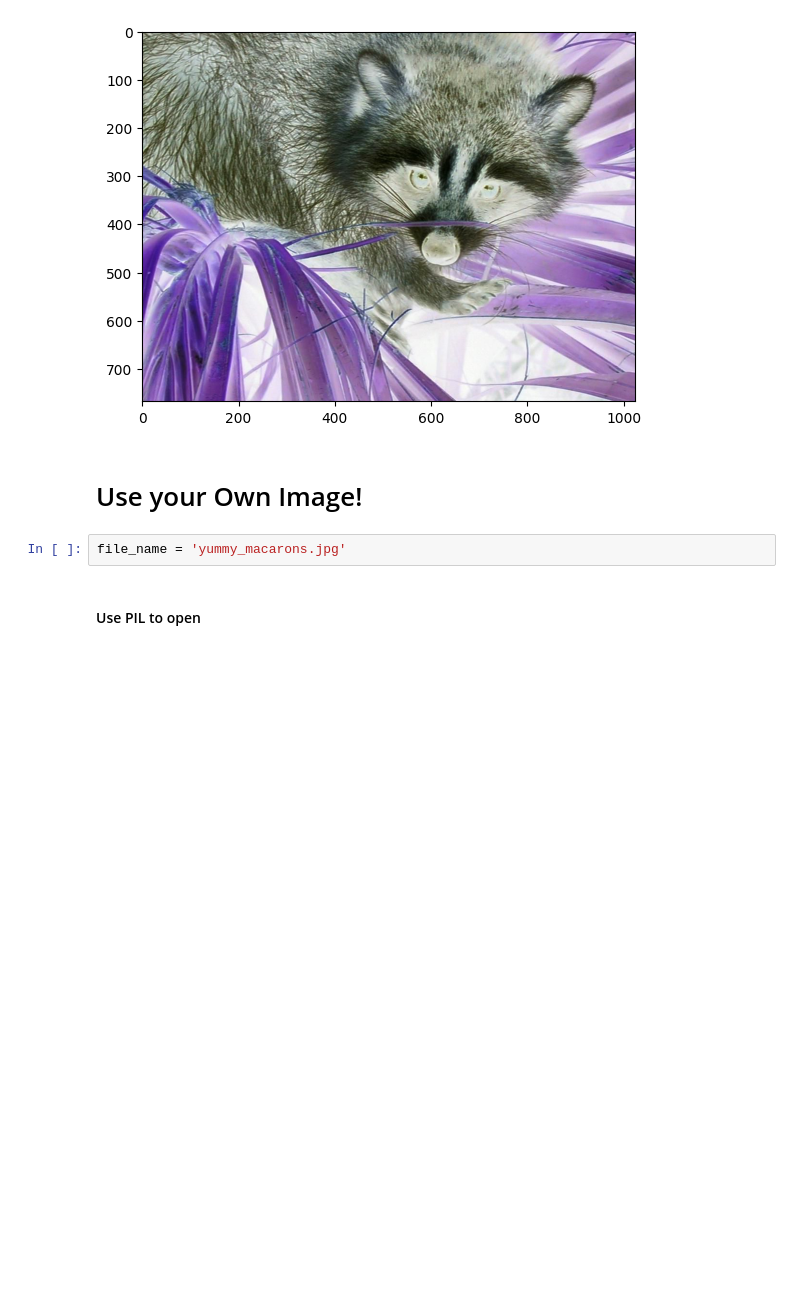
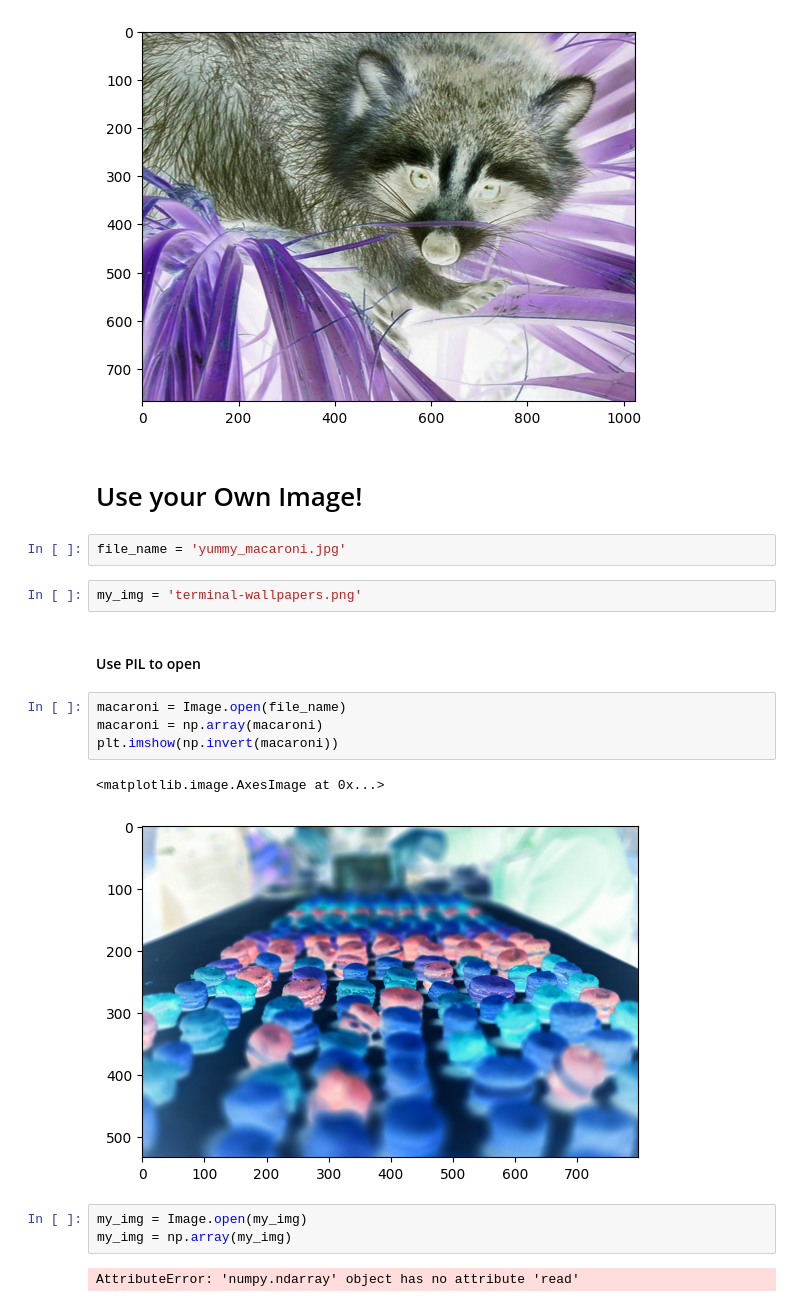
Before and after one commit to Xor01/NumPy-ImageManipulation, a Jupyter notebook: Computation_with_NumPy_and_N_Dimensional_Arrays.ipynb, the cells around one changed output. Drawn from its saved outputs; the diff is of its cells as text; blank space fills up the shorter version.

Commit message:
add external image and flip and invert it

```diff
--- a/Computation_with_NumPy_and_N_Dimensional_Arrays.ipynb
+++ b/Computation_with_NumPy_and_N_Dimensional_Arrays.ipynb
@@ -356,6 +356,20 @@ plt.imshow(np.invert(face))
 # %% [markdown]
 # Use your Own Image!
 # %%
-file_name = 'yummy_macarons.jpg'
+file_name = 'yummy_macaroni.jpg'
+# %%
+my_img = 'terminal-wallpapers.png'
 # %% [markdown]
 #### Use PIL to open
+# %%
+macaroni = Image.open(file_name)
+macaroni = np.array(macaroni)
+plt.imshow(np.invert(macaroni))
+# %% [output]
+<matplotlib.image.AxesImage at 0x...>
+[figure, added]
+# %%
+my_img = Image.open(my_img)
+my_img = np.array(my_img)
+# %% [output]
+AttributeError: 'numpy.ndarray' object has no attribute 'read'
```
Also changed, not shown: parts of 1 cell of this notebook, 1 other file.
